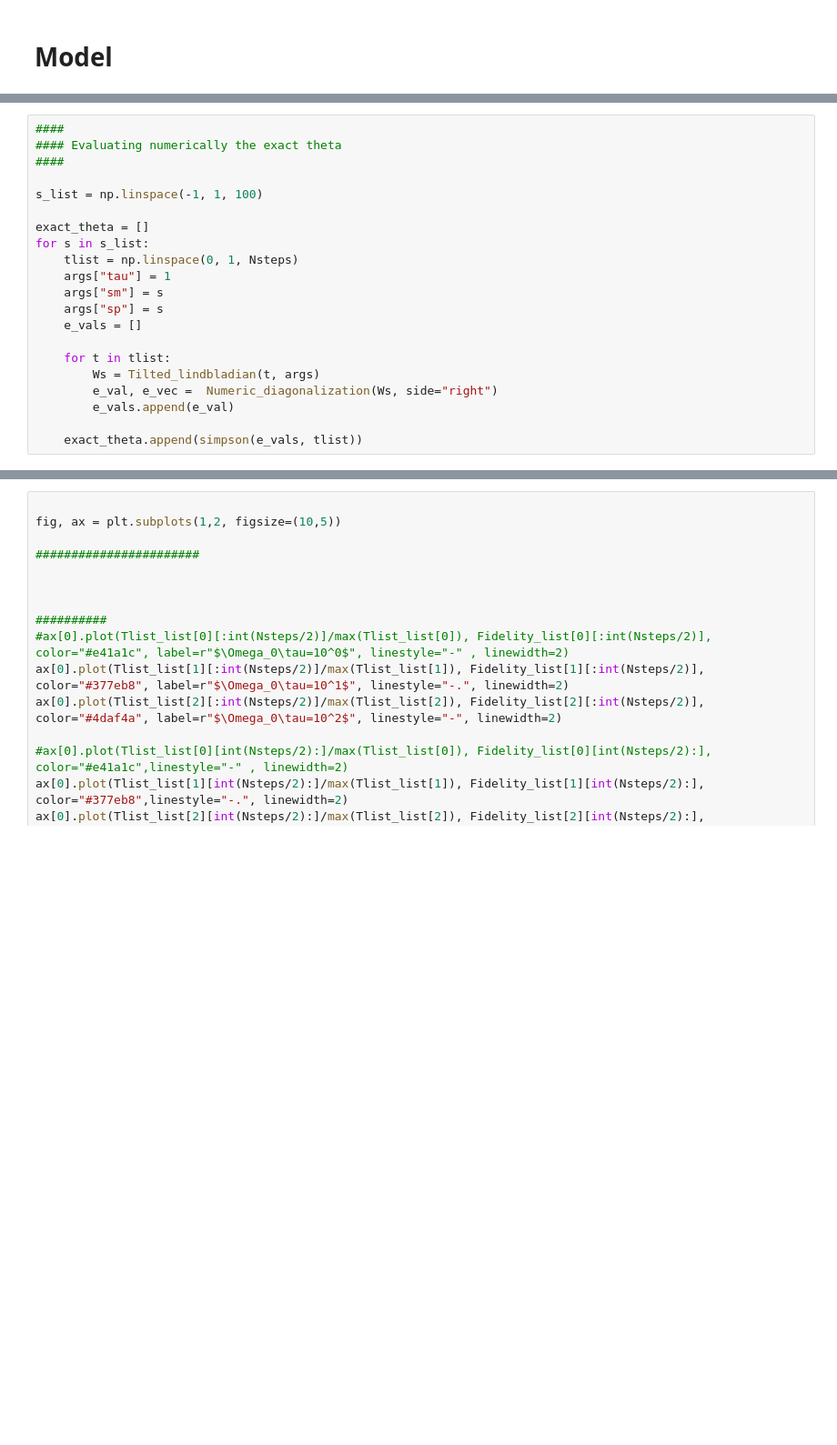
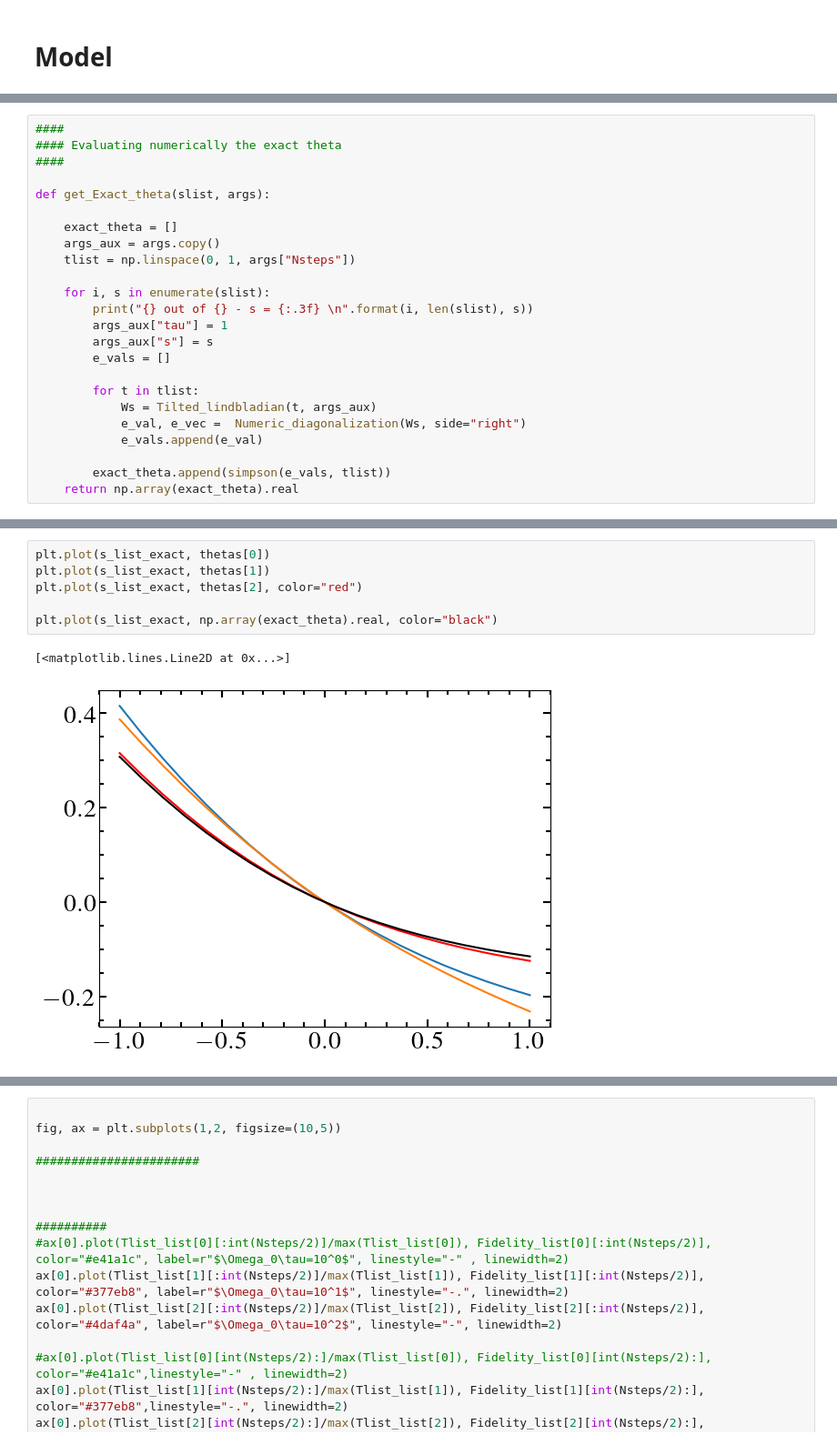
Before and after one commit to PauloJPS/2024-large-deviation-full-counting-statistics-in-adiabatic-open-quantum-dynamics, a Jupyter notebook: Codes/Adiabaticity_against_Quench.ipynb, the cells around one changed output, grey strips where cells are left out. Shown at 91% size. Cells and saved outputs as stored; diff of their text form; blank space fills up the shorter version.

```diff
--- a/Codes/Adiabaticity_against_Quench.ipynb
+++ b/Codes/Adiabaticity_against_Quench.ipynb
@@ -409,19 +422,22 @@ True 199.52623149688787
 #### Evaluating numerically the exact theta
 ####
 
-s_list = np.linspace(-1, 1, 100)
+def get_Exact_theta(slist, args):
 
-exact_theta = []
-for s in s_list:
-    tlist = np.linspace(0, 1, Nsteps)
-    args["tau"] = 1
-    args["sm"] = s
-    args["sp"] = s
-    e_vals = []
+    exact_theta = []
+    args_aux = args.copy()
+    tlist = np.linspace(0, 1, args["Nsteps"])
 
-    for t in tlist:
-        Ws = Tilted_lindbladian(t, args)
-        e_val, e_vec =  Numeric_diagonalization(Ws, side="right")
-        e_vals.append(e_val)
+    for i, s in enumerate(slist):
+        print("{} out of {} - s = {:.3f} \n".format(i, len(slist), s))
+        args_aux["tau"] = 1
+        args_aux["s"] = s
+        e_vals = []
 
-    exact_theta.append(simpson(e_vals, tlist))
+        for t in tlist:
+            Ws = Tilted_lindbladian(t, args_aux)
+            e_val, e_vec =  Numeric_diagonalization(Ws, side="right")
+            e_vals.append(e_val)
+
+        exact_theta.append(simpson(e_vals, tlist))
+    return np.array(exact_theta).real
@@ -475,0 +504,9 @@ True
+# %%
+plt.plot(s_list_exact, thetas[0])
+plt.plot(s_list_exact, thetas[1])
+plt.plot(s_list_exact, thetas[2], color="red")
+
+plt.plot(s_list_exact, np.array(exact_theta).real, color="black")
+# %% [output]
+[<matplotlib.lines.Line2D at 0x...>]
+[figure, added]
```
Also changed, not shown: parts of 23 cells of this notebook, 7 other files.
